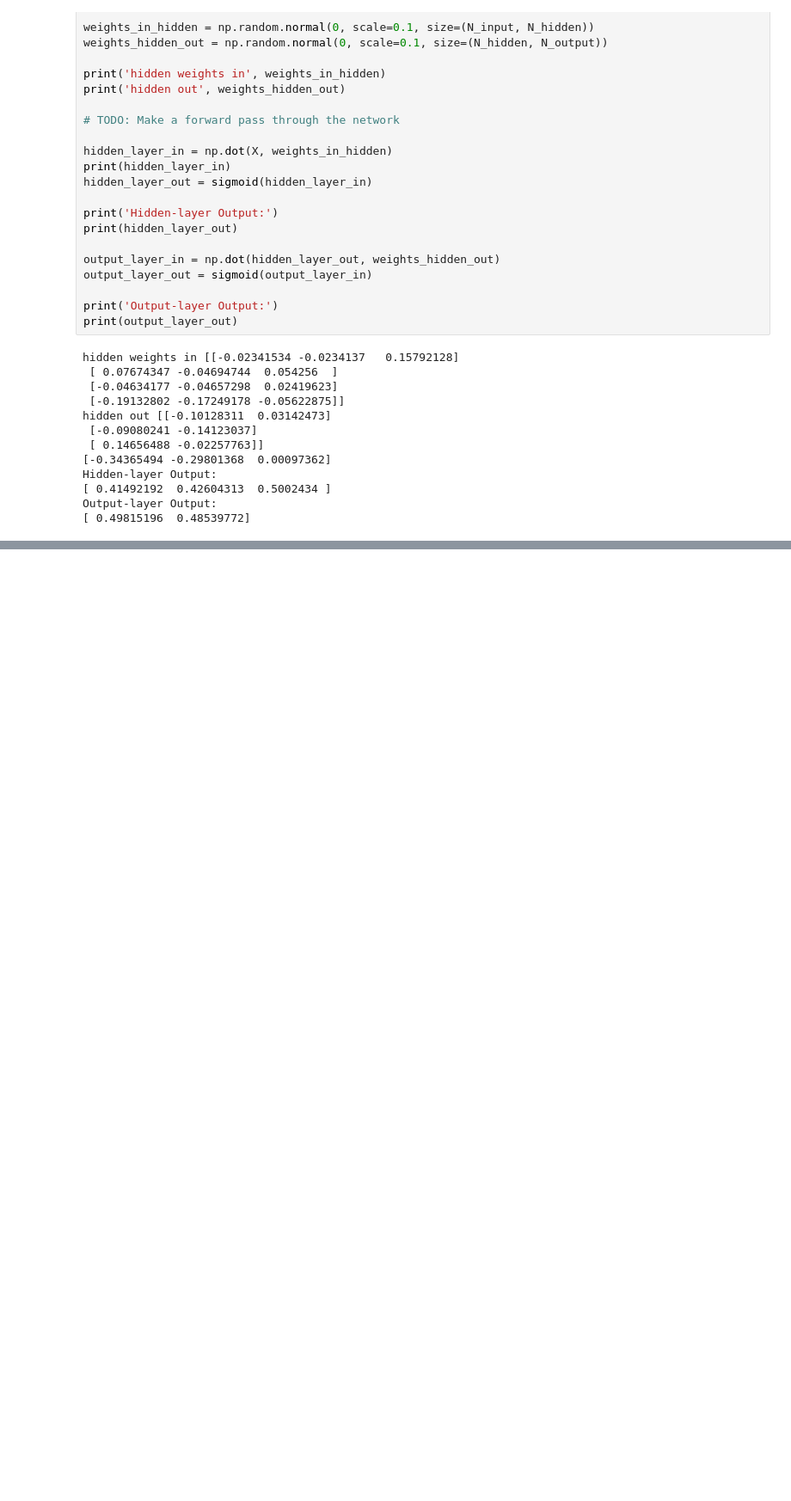
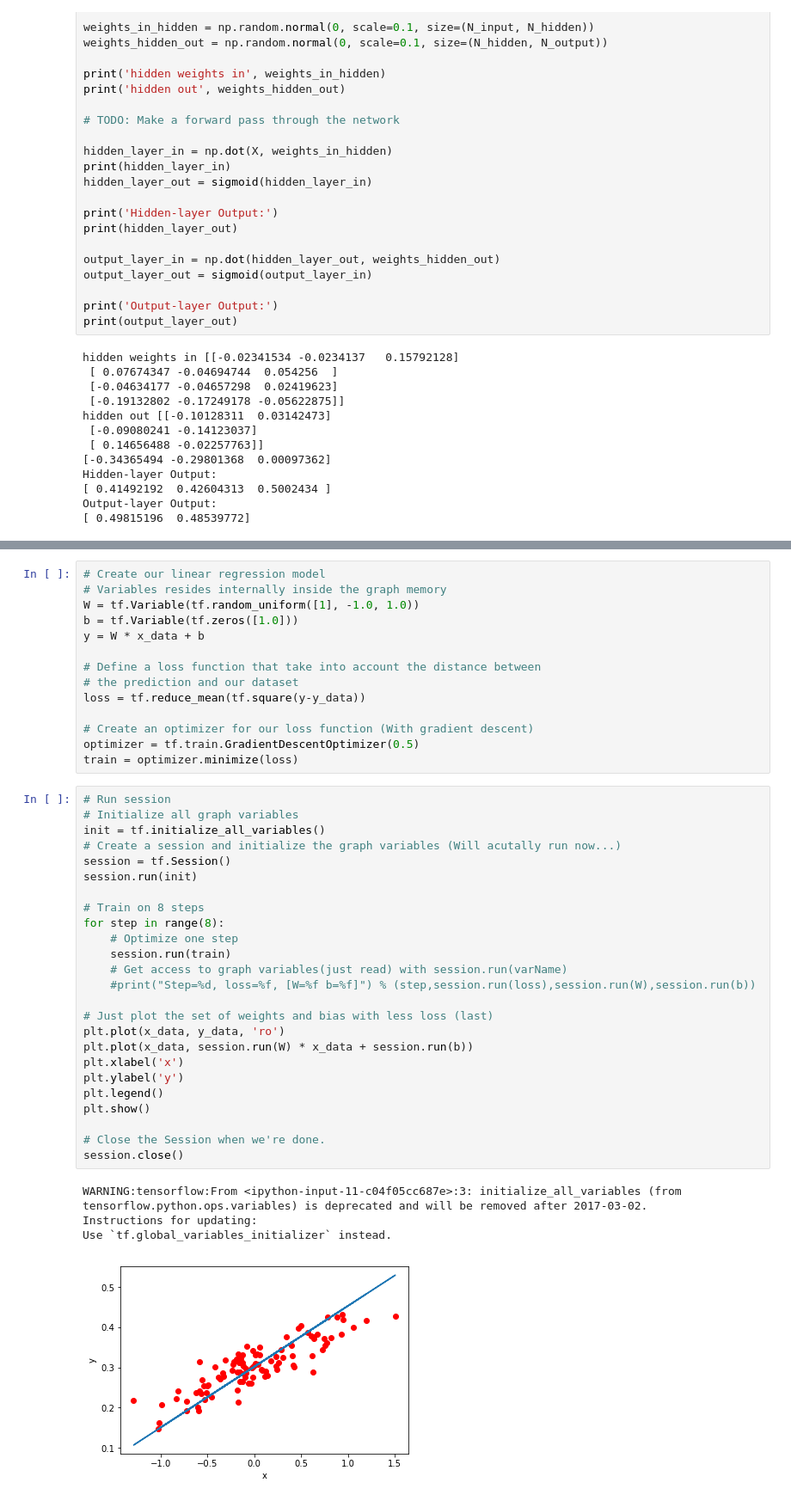
Before and after one commit to khalido/nd101, a Jupyter notebook: temp.ipynb, the cells around one changed output, grey strips where cells are left out. Shown at 86% size. Drawn from its saved outputs; the diff is of its cells as text; blank space fills up the shorter version.

Commit message:
added tensorflow intro

```diff
--- a/temp.ipynb
+++ b/temp.ipynb
@@ -110,0 +147,44 @@ Output-layer Output:
+# %%
+# Create our linear regression model
+# Variables resides internally inside the graph memory
+W = tf.Variable(tf.random_uniform([1], -1.0, 1.0))
+b = tf.Variable(tf.zeros([1.0]))
+y = W * x_data + b
+
+# Define a loss function that take into account the distance between
+# the prediction and our dataset
+loss = tf.reduce_mean(tf.square(y-y_data))
+
+# Create an optimizer for our loss function (With gradient descent)
+optimizer = tf.train.GradientDescentOptimizer(0.5)
+train = optimizer.minimize(loss)
+# %%
+# Run session
+# Initialize all graph variables
+init = tf.initialize_all_variables()
+# Create a session and initialize the graph variables (Will acutally run now...)
+session = tf.Session()
+session.run(init)
+
+# Train on 8 steps
+for step in range(8):
+    # Optimize one step
+    session.run(train)
+    # Get access to graph variables(just read) with session.run(varName)
+    #print("Step=%d, loss=%f, [W=%f b=%f]") % (step,session.run(loss),session.run(W),session.run(b))
+
+# Just plot the set of weights and bias with less loss (last)
+plt.plot(x_data, y_data, 'ro')
+plt.plot(x_data, session.run(W) * x_data + session.run(b))
+plt.xlabel('x')
+plt.ylabel('y')
+plt.legend()
+plt.show()
+
+# Close the Session when we're done.
+session.close()
+# %% [output]
+WARNING:tensorflow:From <ipython-input-11-c04f05cc687e>:3: initialize_all_variables (from tensorflow.python.ops.variables) is deprecated and will be removed after 2017-03-02.
+Instructions for updating:
+Use `tf.global_variables_initializer` instead.
+[figure, added]
```
Also changed, not shown: parts of 3 cells of this notebook, 9 other files.
